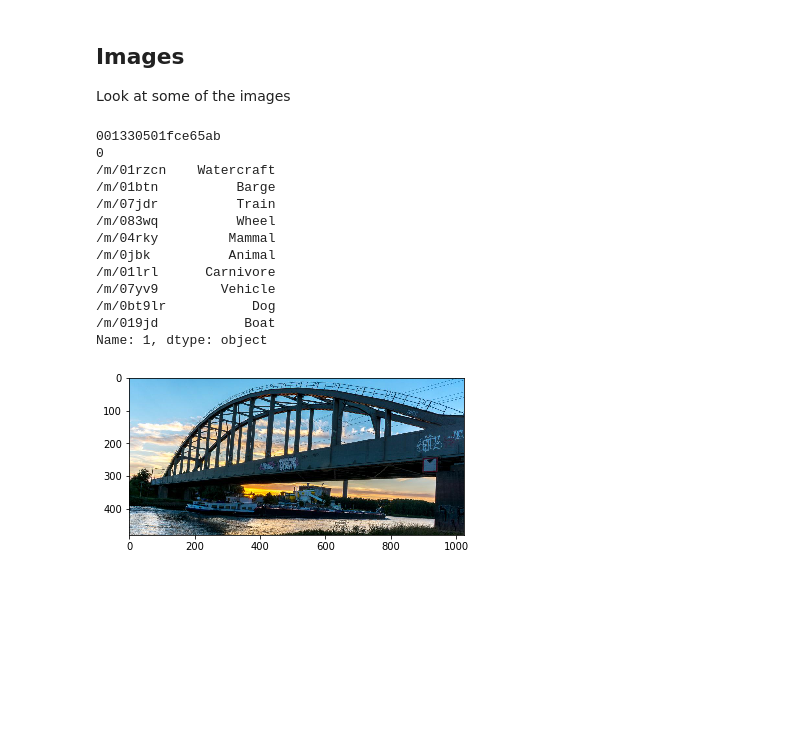
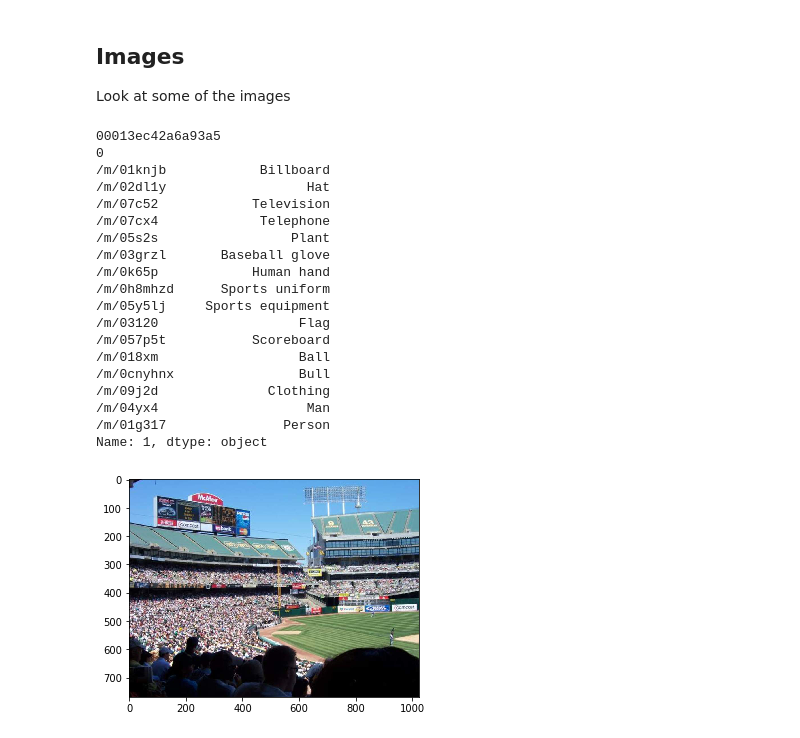
Before and after one commit to KevinMenden/image-detection, a Jupyter notebook: exploratory/training_data_exploration.ipynb, the cells around one changed output. Saved outputs shown, nothing was run; the diff lists cells and outputs as text; code cells hidden in the pictures; blank space fills up the shorter version.

```diff
--- a/exploratory/training_data_exploration.ipynb
+++ b/exploratory/training_data_exploration.ipynb
@@ -45,31 +45,37 @@ np.median(labs['LabelName'].value_counts())
 ## Images
 Look at some of the images
 # %%
-idx = 2193
+idx = 200
 img_id = image_ids[idx]
 print(img_id)
 # load and show image
 im = Image.open(os.path.join(data_path,"pics",files[idx]))
 plt.imshow(im)
 
 
 # get labels
 tmp = labs.loc[[x == img_id for x in list(labs['ImageID'])]]
 #tmp = tmp[tmp['Confidence'] == 1]
 tmp_labels = list(set(tmp['LabelName']))
 print(cls.loc[tmp_labels,:].iloc[:,0])
 # %% [output]
-001330501fce65ab
+00013ec42a6a93a5
 0
-/m/01rzcn    Watercraft
-/m/01btn          Barge
-/m/07jdr          Train
-/m/083wq          Wheel
-/m/04rky         Mammal
-/m/0jbk          Animal
-/m/01lrl      Carnivore
-/m/07yv9        Vehicle
-/m/0bt9lr           Dog
-/m/019jd           Boat
+/m/01knjb            Billboard
+/m/02dl1y                  Hat
+/m/07c52            Television
+/m/07cx4             Telephone
+/m/05s2s                 Plant
+/m/03grzl       Baseball glove
+/m/0k65p            Human hand
+/m/0h8mhzd      Sports uniform
+/m/05y5lj     Sports equipment
+/m/03120                  Flag
+/m/057p5t           Scoreboard
+/m/018xm                  Ball
+/m/0cnyhnx                Bull
+/m/09j2d              Clothing
+/m/04yx4                   Man
+/m/01g317               Person
 Name: 1, dtype: object
-[figure, old version]
+[figure, new version]
```
Also changed, not shown: parts of 3 cells of this notebook, 10 other files.
